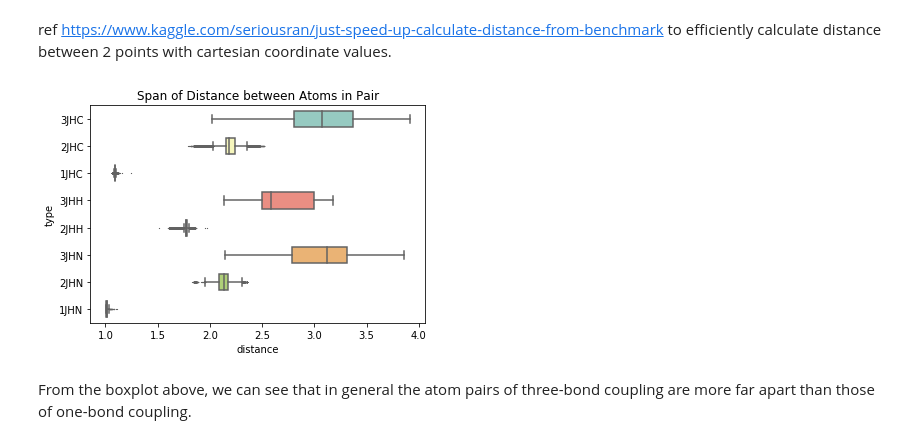
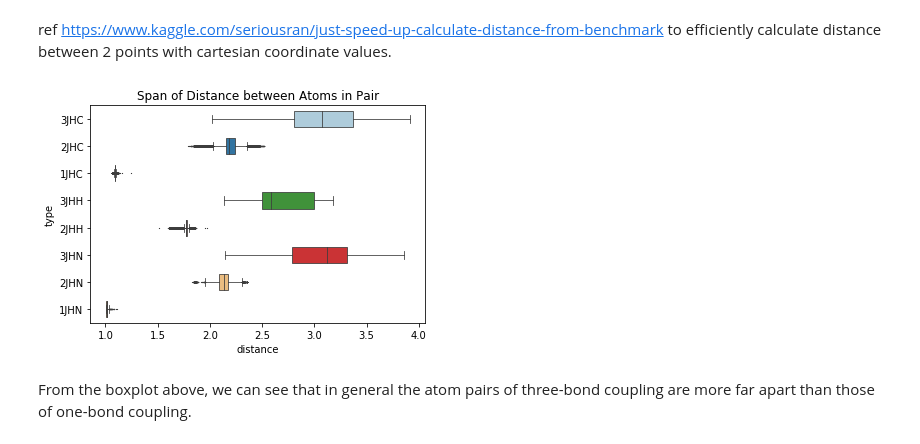
Before and after one commit to jlzhang93/Capstone1_predicting_molecular_properties, a Jupyter notebook: Capstone_predicting_molecular_properties.ipynb, the cells around one changed output. Drawn from its saved outputs; the diff is of its cells as text; code cells hidden in the pictures.

```diff
--- a/Capstone_predicting_molecular_properties.ipynb
+++ b/Capstone_predicting_molecular_properties.ipynb
@@ -152,3 +154,6 @@ O     183202
 N     132382
 F       2996
 Name: atom, dtype: int64
+# %%
+structures['count_of_atoms'] = structures.groupby('molecule_name')['atom_index'].transform('count')
+structures.head()
@@ -180,8 +204,8 @@ df = train.merge(structures,
                  left_on=['molecule_name', 'atom_index_0', 'atom_0'],
                  right_on=['molecule_name', 'atom_index', 'atom']).merge(structures,
                  how='left',
-                 left_on=['molecule_name', 'atom_index_1', 'atom_1'],
-                 right_on=['molecule_name', 'atom_index', 'atom'], suffixes=['_0', '_1'])
+                 left_on=['molecule_name', 'atom_index_1', 'atom_1', 'count_of_atoms'],
+                 right_on=['molecule_name', 'atom_index', 'atom', 'count_of_atoms'], suffixes=['_0', '_1'])
 df.head()
 # %% [output]
 |  | id | molecule_name | atom_index_0 | atom_index_1 | type | scalar_coupling_constant | bond_length | ... |
@@ -203,3 +227,9 @@ final.head()
 | 4 | dsgdb9nsd_000001 | 2 | 0 | 1JHC | 84.8074 | 1 | H | ... |
 # %% [markdown]
 Duplicated columns and type column need to be removed.
+# %%
+final.type = final['type'].astype('category')
+final['bond_length'] = final['bond_length'].astype('int')
+final['atom_0'] = final['atom_0'].astype('category')
+final['atom_1'] = final['atom_1'].astype('category')
+final.info()
@@ -225,14 +272,15 @@ final.head()
 # %%
 sns.boxplot(x='distance',
             y='type',
             data=final,
             width=0.6,
             fliersize=0.4,
-            palette='Set3',
+            linewidth=0.8,
+            palette='Paired',
             order=s1.index)
 plt.title('Span of Distance between Atoms in Pair')
 plt.show()
 # %% [output]
-[figure, old version]
+[figure, new version]
 # %% [markdown]
 From the boxplot above, we can see that in general the atom pairs of three-bond coupling are more far apart than those of one-bond coupling.
```
Also changed, not shown: parts of 19 cells of this notebook.
